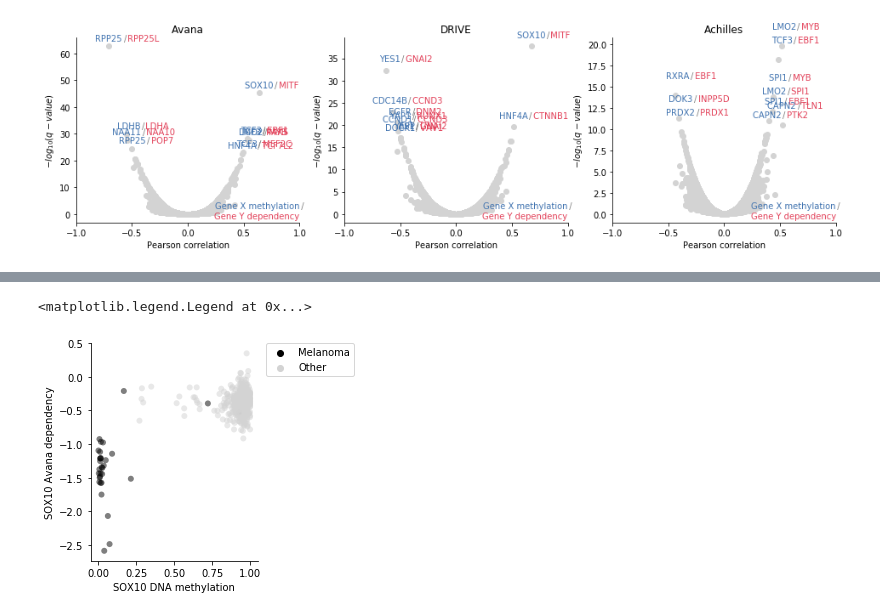
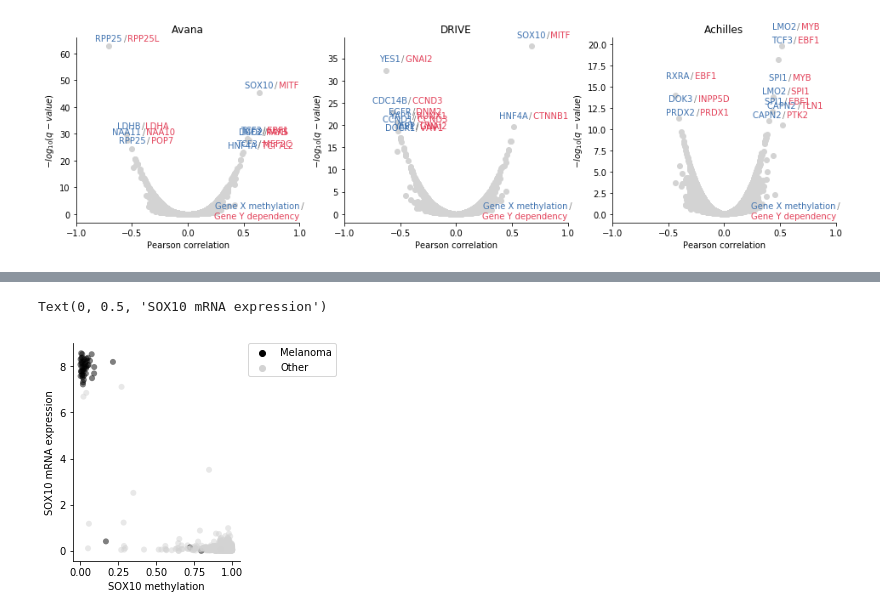
Before and after one commit to kevinhu/ccle-2019-analysis, a Jupyter notebook: notebooks/figure2_methylation-dependencies.ipynb, the cells around one changed output, grey strips where cells are left out. Cells and saved outputs as stored; diff of their text form; code cells hidden in the pictures.

```diff
--- a/notebooks/figure2_methylation-dependencies.ipynb
+++ b/notebooks/figure2_methylation-dependencies.ipynb
@@ -293 +301,30 @@ plt.show()
+# %%
+def plot_methylation(meth_x, y, subtype_map):
+
+    plt.figure(figsize=(3, 4))
+    ax = plt.subplot(111)
+
+    meth_x = meth_x.dropna().rename("meth")
+    y = y.rename("y")
+
+    info = pd.concat([meth_x,y,subtypes.rename("subtype")],axis=1,join="inner")
+    highlight_subtypes = list([x for x in subtype_map.keys() if x != "Other"])
+
+    info["highlight_subtype"] = info["subtype"].apply(
+        lambda x: x if x in highlight_subtypes else "Other")
+
+    sns.scatterplot(info["meth"],
+                    info["y"],
+                    hue=info["highlight_subtype"].rename(""),
+                    palette=subtype_map,
+                    linewidth=0,
+                    alpha=0.5,
+                    ax = ax,
+                    hue_order = highlight_subtypes + ["Other"]
+                   )
+
+    ax.spines["top"].set_visible(False)
+    ax.spines["right"].set_visible(False)
+
+    ax.legend(bbox_to_anchor=(1.05, 1), loc=2, borderaxespad=0.)
 # %% [markdown]
@@ -329,36 +332,10 @@ plt.legend(bbox_to_anchor=(1.05, 1), loc=2, borderaxespad=0.)
-# %%
-plt.figure(figsize=(3,4))
-
-ax = plt.subplot(111)
-
-meth = tssclust_meth["SOX10_1"].dropna().rename("SOX10_meth")
-dependency = avana["SOX10"].rename("SOX10_dependency")
-
-info = pd.concat([meth,dependency,subtypes.rename("subtype")],axis=1,join="inner")
-
-highlight_subtypes = ["Melanoma"]
-
-info["highlight_subtype"] = info["subtype"].apply(
-    lambda x: x if x in highlight_subtypes else "Other")
-
-sns.scatterplot(info["SOX10_meth"],
-                info["SOX10_dependency"],
-                hue=info["highlight_subtype"].rename(""),
-                palette={"Other": "lightgrey",
-                         "Melanoma": "black"
-                        },
-                linewidth=0,
-                alpha=0.5,
-                hue_order=highlight_subtypes+["Other"]
-               )
-
-ax.spines["top"].set_visible(False)
-ax.spines["right"].set_visible(False)
-
-plt.xlabel("SOX10 DNA methylation")
-plt.ylabel("SOX10 Avana dependency")
-
-plt.legend(bbox_to_anchor=(1.05, 1), loc=2, borderaxespad=0.)
-# %% [output]
-<matplotlib.legend.Legend at 0x...>
-[figure, removed]
+# %%
+plot_methylation(tssclust_meth["SOX10_1"], ccle_genex["SOX10_ENSG00000100146.12"],
+                 {"Other": "lightgrey", "Melanoma": "black"},
+                 )
+
+plt.xlabel("SOX10 methylation")
+plt.ylabel("SOX10 mRNA expression")
+# %% [output]
+Text(0, 0.5, 'SOX10 mRNA expression')
+[figure, added]
```
Also changed, not shown: parts of 19 cells of this notebook.
